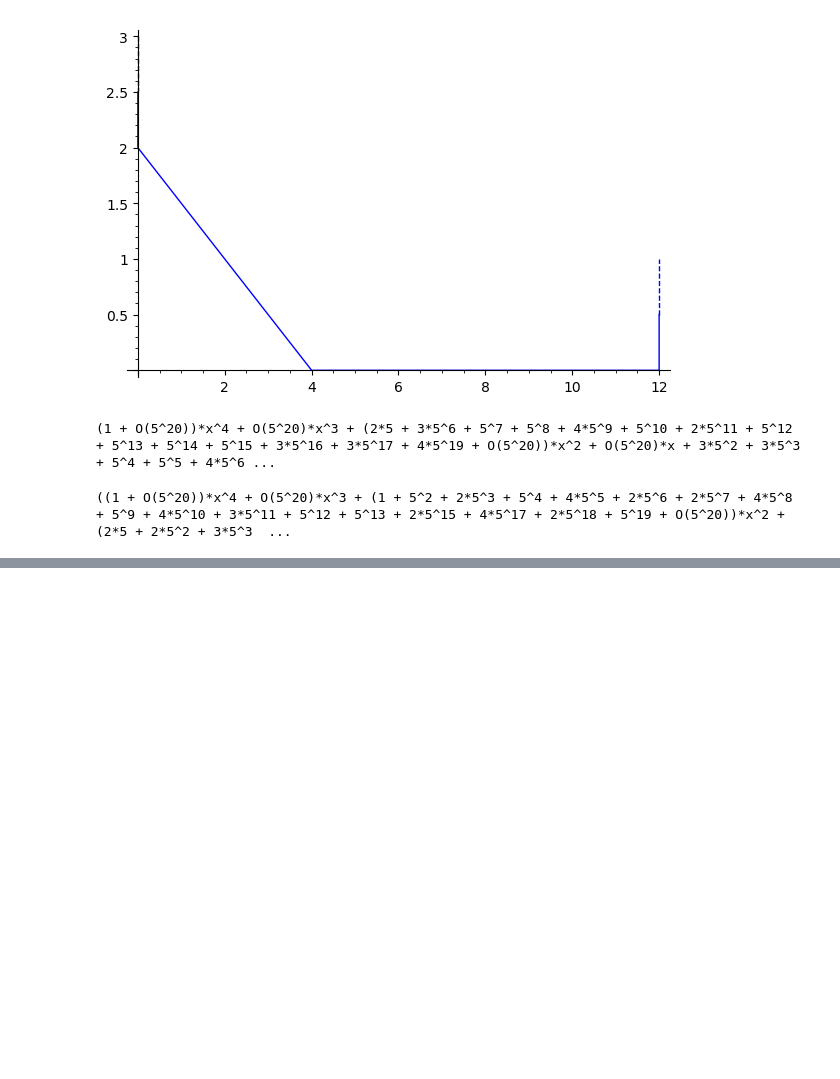
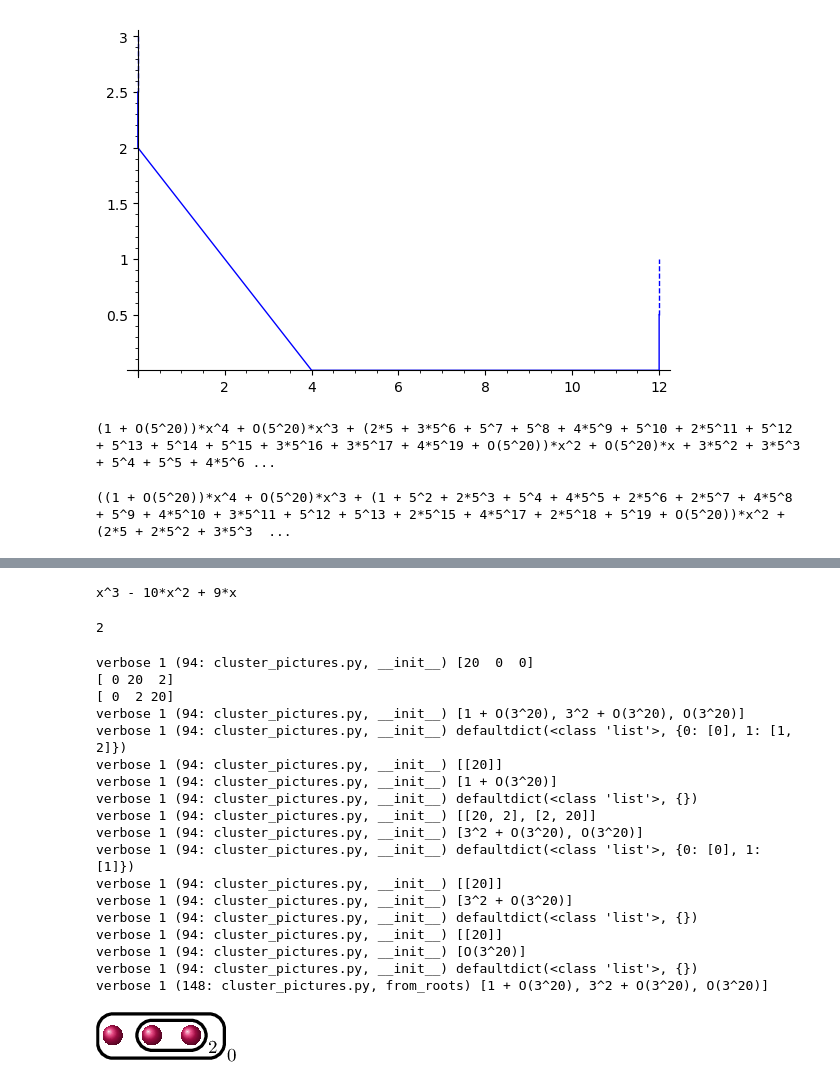
Before and after one commit to alexjbest/cluster-pictures, a Jupyter notebook: notebooks/clusters-with-variables.ipynb, the cells around one changed output, grey strips where cells are left out. Drawn from its saved outputs; the diff is of its cells as text; code cells hidden in the pictures; blank space fills up the shorter version.

```diff
--- a/notebooks/clusters-with-variables.ipynb
+++ b/notebooks/clusters-with-variables.ipynb
@@ -202,0 +530,33 @@ P.shift(-4).factor_of_slope(0).factor()
+# %%
+x = polygen(QQ)
+((x-1)*x*(x-9))
+# %% [output]
+x^3 - 10*x^2 + 9*x
+# %%
+E = EllipticCurve([0,-10, 0, 9,0])
+E.tamagawa_number(3)
+# %% [output]
+2
+# %%
+R = Cluster.from_curve(E.change_ring(Qp(3)))
+view(R)
+# %% [output]
+verbose 1 (94: cluster_pictures.py, __init__) [20  0  0]
+[ 0 20  2]
+[ 0  2 20]
+verbose 1 (94: cluster_pictures.py, __init__) [1 + O(3^20), 3^2 + O(3^20), O(3^20)]
+verbose 1 (94: cluster_pictures.py, __init__) defaultdict(<class 'list'>, {0: [0], 1: [1, 2]})
+verbose 1 (94: cluster_pictures.py, __init__) [[20]]
+verbose 1 (94: cluster_pictures.py, __init__) [1 + O(3^20)]
+verbose 1 (94: cluster_pictures.py, __init__) defaultdict(<class 'list'>, {})
+verbose 1 (94: cluster_pictures.py, __init__) [[20, 2], [2, 20]]
+verbose 1 (94: cluster_pictures.py, __init__) [3^2 + O(3^20), O(3^20)]
+verbose 1 (94: cluster_pictures.py, __init__) defaultdict(<class 'list'>, {0: [0], 1: [1]})
+verbose 1 (94: cluster_pictures.py, __init__) [[20]]
+verbose 1 (94: cluster_pictures.py, __init__) [3^2 + O(3^20)]
+verbose 1 (94: cluster_pictures.py, __init__) defaultdict(<class 'list'>, {})
+verbose 1 (94: cluster_pictures.py, __init__) [[20]]
+verbose 1 (94: cluster_pictures.py, __init__) [O(3^20)]
+verbose 1 (94: cluster_pictures.py, __init__) defaultdict(<class 'list'>, {})
+verbose 1 (148: cluster_pictures.py, from_roots) [1 + O(3^20), 3^2 + O(3^20), O(3^20)]
+[figure, added]
```
Also changed, not shown: parts of 45 cells of this notebook.
